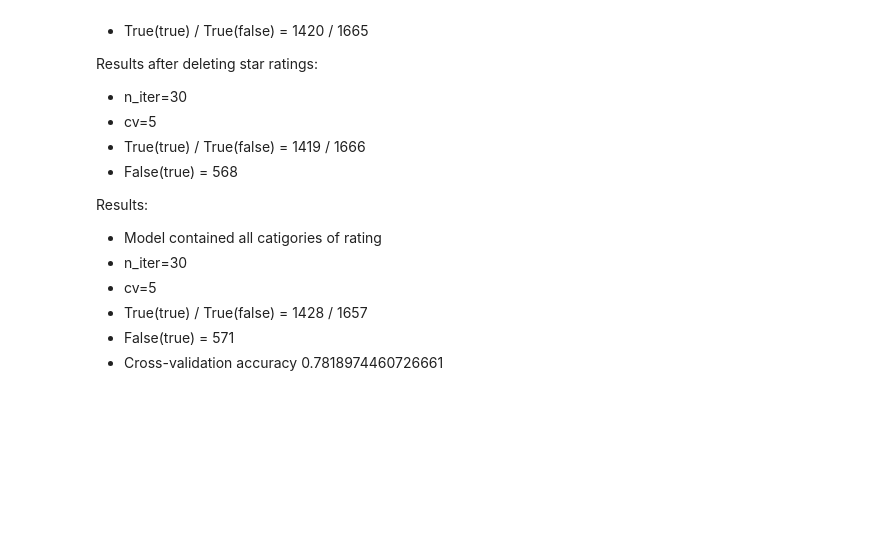
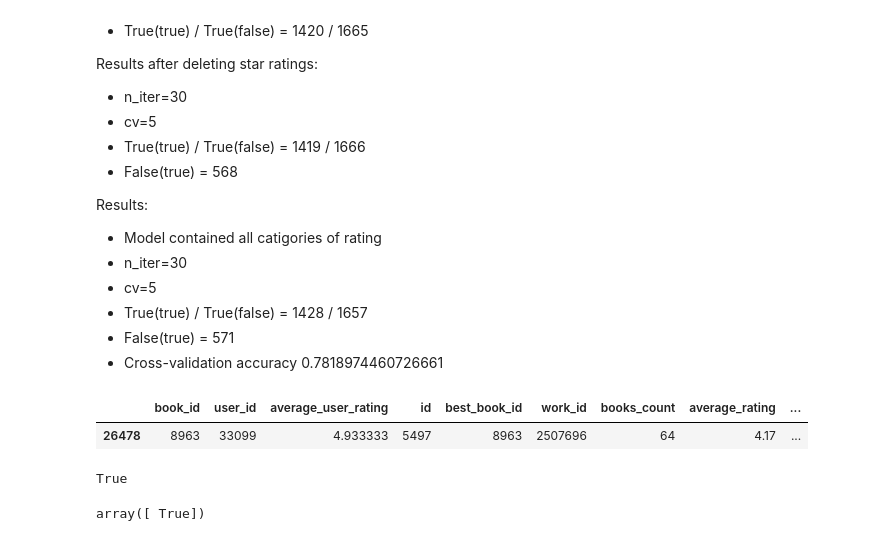
Before and after one commit to charlie-may86/Book-Model, a Jupyter notebook: book_model.ipynb, the cells around one changed output. Cells and saved outputs as stored; diff of their text form; code cells hidden in the pictures; blank space fills up the shorter version.

```diff
--- a/book_model.ipynb
+++ b/book_model.ipynb
@@ -362,3 +420,17 @@ Results:
 - True(true) / True(false) = 1428 / 1657
 - False(true) = 571
 - Cross-validation accuracy 0.7818974460726661
+# %%
+row = X_test.iloc[[0]]
+row
+# %% [output]
+|  | book_id | user_id | average_user_rating | id | best_book_id | work_id | books_count | average_rating | ... |
+| 26478 | 8963 | 33099 | 4.933333 | 5497 | 8963 | 2507696 | 64 | 4.17 | ... |
+# %%
+y_test.iloc[0]
+# %% [output]
+True
+# %%
+model.predict(row)
+# %% [output]
+array([ True])
```
Also changed, not shown: parts of 25 cells of this notebook.
